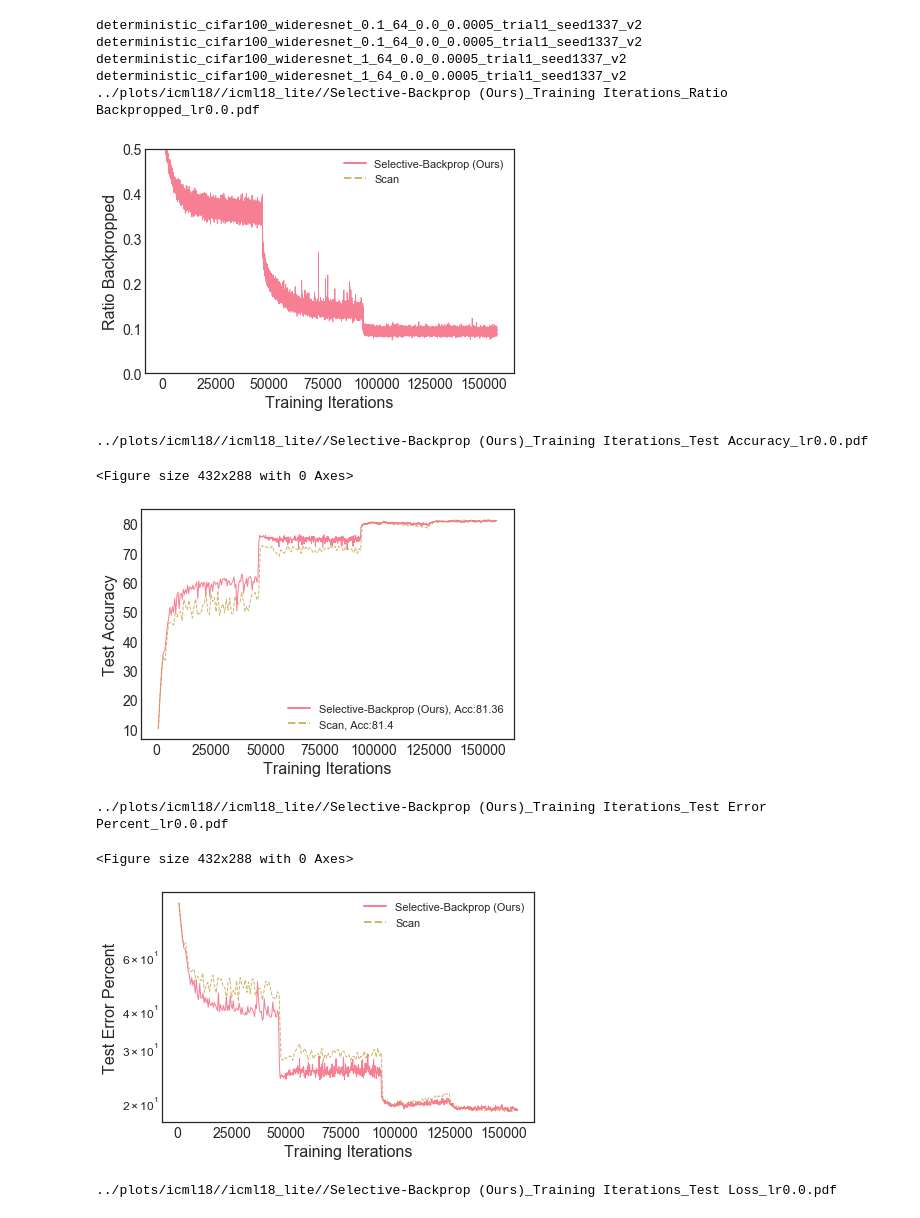
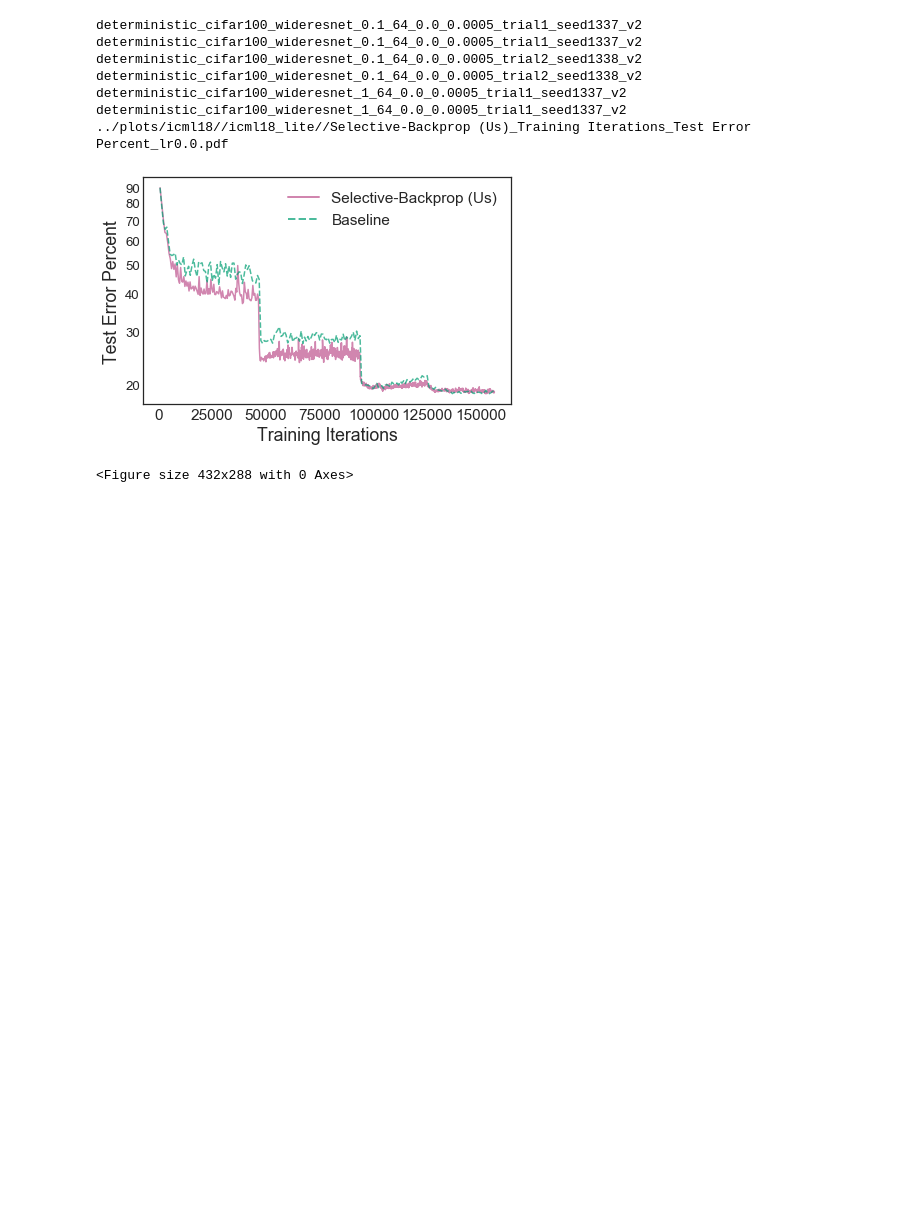
Before and after one commit to angelajiang/bias-in-datasets, a Jupyter notebook: active_learning/ipython/ICML18 plots.ipynb, the cells around one changed output. Drawn from its saved outputs; the diff is of its cells as text; code cells hidden in the pictures; blank space fills up the shorter version.

```diff
--- a/active_learning/ipython/ICML18 plots.ipynb
+++ b/active_learning/ipython/ICML18 plots.ipynb
@@ -11,15 +11,17 @@ import os
 import sys
 
 sns.set_style("white")
-sns.set_palette("husl")
+sns.set_palette("colorblind")
 
 sys.path.insert(0, '/Users/angela/src/private/bias-in-datasets/active_learning/src')
 import Evaluate
+from Speedup import get_percent_speedup
 from Plotter import format_plot_2ys
 
-OURSYSTEM = "Selective-Backprop (Ours)"
-BASELINE = "Scan"
+OURSYSTEM = "Selective-Backprop (Us)"
+BASELINE = "Baseline"
 RANDOM = "Random"
+BASELINE_COLOR ="#009e73"
 # %%
 class LineResult:
     def __init__(self, line_type, epoch, num_backprop, num_skip, loss, time, acc):
@@ -204,7 +231,8 @@ def plot(xs_by_config,
          ymarker=None,
          annotate_accuracy=False,
          annotate_error=False,
-         ylog=False):
+         ylog=False,
+         minorticks=False):
 
     fig = plt.figure()
 
@@ -230,9 +258,9 @@ def plot(xs_by_config,
             label += ", Error:{}".format(min(ys))
 
         if config.top_k == config.batch_size or config.top_k == 1:
-            plt.plot(xs, ys, label=label, linestyle="--", linewidth=lw, alpha=0.7, zorder=0)
+            plt.plot(xs, ys, label=label, linestyle="--", linewidth=lw, alpha=0.7, zorder=0, color=BASELINE_COLOR)
         else:
-            plt.plot(xs, ys, label=label, linewidth=lw, alpha=0.9, zorder=0)
+            plt.plot(xs, ys, label=label, linewidth=lw, alpha=0.9, zorder=0, color=config.color)
 
         if max(xs) > local_xmax:
             local_xmax = max(xs)
@@ -266,7 +294,12 @@ def plot(xs_by_config,
         if ylog:
             ax = fig.add_subplot(1,1,1)
             ax.set_yscale('log')
-            ax.yaxis.set_major_formatter(matplotlib.ticker.ScalarFormatter())
+            if minorticks:
+                ax.get_yaxis().set_minor_formatter(matplotlib.ticker.ScalarFormatter())
+                ax.get_yaxis().set_major_formatter(matplotlib.ticker.NullFormatter())
+            else:
+                ax.get_yaxis().set_major_formatter(matplotlib.ticker.ScalarFormatter())
+                ax.get_yaxis().set_minor_formatter(matplotlib.ticker.NullFormatter())
         write_file(plot_prefix, show=True)
 # %%
 def make_instantaneous(l):
@@ -294,7 +327,9 @@ def plot_experiments(experiment_names,
                      xmax=None,
                      ymin=None,
                      ymax=None,
-                     ymarker=None):
+                     ymarker=None,
+                     minorticks=False,
+                    extra=False):
 
     train_num_backprops_by_config = {}
     test_num_backprops_by_config = {}
@@ -370,8 +405,8 @@ def plot_experiments(experiment_names,
             ratio_backpropped_by_config_xs[config] = ratio_backpropped_xs
             ratio_backpropped_by_config_ys[config] = ratio_backpropped_ys
 
-
-    plot(ratio_backpropped_by_config_xs, ratio_backpropped_by_config_ys, "Training Iterations", "Ratio Backpropped", plot_dir, smoothing, lw=0.8, ymin=0, xmax=xmax)
-    plot(test_num_backprops_by_config, test_accuracies_by_config, "Training Iterations", "Test Accuracy", plot_dir, smoothing, lw=1, ymin=ymin, ymax=ymax, xmax=xmax, ymarker=ymarker, annotate_accuracy=True)
-    plot(test_num_backprops_by_config, test_errors_by_config, "Training Iterations", "Test Error Percent", plot_dir, smoothing, lw=1, ymin=ymin, ymax=ymax, xmax=xmax, ymarker=ymarker, ylog=True, annotate_error=False)
-    plot(test_num_backprops_by_config, test_losses_by_config, "Training Iterations", "Test Loss", plot_dir, smoothing, lw=1, xmax=xmax)
+    if extra:
+        plot(ratio_backpropped_by_config_xs, ratio_backpropped_by_config_ys, "Training Iterations", "Ratio Backpropped", plot_dir, smoothing, lw=0.8, ymin=0, xmax=xmax)
+        plot(test_num_backprops_by_config, test_accuracies_by_config, "Training Iterations", "Test Accuracy", plot_dir, smoothing, lw=1, ymin=ymin, ymax=ymax, xmax=xmax, ymarker=ymarker, annotate_accuracy=True)
+        plot(test_num_backprops_by_config, test_losses_by_config, "Training Iterations", "Test Loss", plot_dir, smoothing, lw=1, xmax=xmax)
+    plot(test_num_backprops_by_config, test_errors_by_config, "Training Iterations", "Test Error Percent", plot_dir, smoothing, lw=1.5, minorticks=minorticks, ymin=ymin, ymax=ymax, xmax=xmax, ymarker=ymarker, ylog=True, annotate_error=False)
@@ -540,29 +561,27 @@ deterministic_cifar10_resnet_1_128_0.0_0.0005_trial1_seed1337_v2
 # %%
 plot_home_dir = "../plots/icml18/"
 experiment_dir = "../data/output/cifar100"
 exps = ["icml18_lite"]
 do_plot = True
 
 plot_dir = "{}/icml18_lite/".format(plot_home_dir)
 if not os.path.exists(plot_dir):
     os.makedirs(plot_dir)
 
 if do_plot:
     plot_experiments(exps,
                      [OURSYSTEM, OURSYSTEM],
                      experiment_dir,
-                     plot_dir)
+                     plot_dir,
+                     trials=[1],
+                     minorticks=True)
 # %% [output]
 deterministic_cifar100_wideresnet_0.1_64_0.0_0.0005_trial1_seed1337_v2
 deterministic_cifar100_wideresnet_0.1_64_0.0_0.0005_trial1_seed1337_v2
+deterministic_cifar100_wideresnet_0.1_64_0.0_0.0005_trial2_seed1338_v2
+deterministic_cifar100_wideresnet_0.1_64_0.0_0.0005_trial2_seed1338_v2
 deterministic_cifar100_wideresnet_1_64_0.0_0.0005_trial1_seed1337_v2
 deterministic_cifar100_wideresnet_1_64_0.0_0.0005_trial1_seed1337_v2
-../plots/icml18//icml18_lite//Selective-Backprop (Ours)_Training Iterations_Ratio Backpropped_lr0.0.pdf
+../plots/icml18//icml18_lite//Selective-Backprop (Us)_Training Iterations_Test Error Percent_lr0.0.pdf
-[figure, old version]
+[figure, new version]
-../plots/icml18//icml18_lite//Selective-Backprop (Ours)_Training Iterations_Test Accuracy_lr0.0.pdf
+<Figure size 432x288 with 0 Axes>
-<Figure size 432x288 with 0 Axes>
-[figure, removed]
-../plots/icml18//icml18_lite//Selective-Backprop (Ours)_Training Iterations_Test Error Percent_lr0.0.pdf
-<Figure size 432x288 with 0 Axes>
-[figure, removed]
-../plots/icml18//icml18_lite//Selective-Backprop (Ours)_Training Iterations_Test Loss_lr0.0.pdf
```
Also changed, not shown: parts of 16 cells of this notebook, 19 other files.
